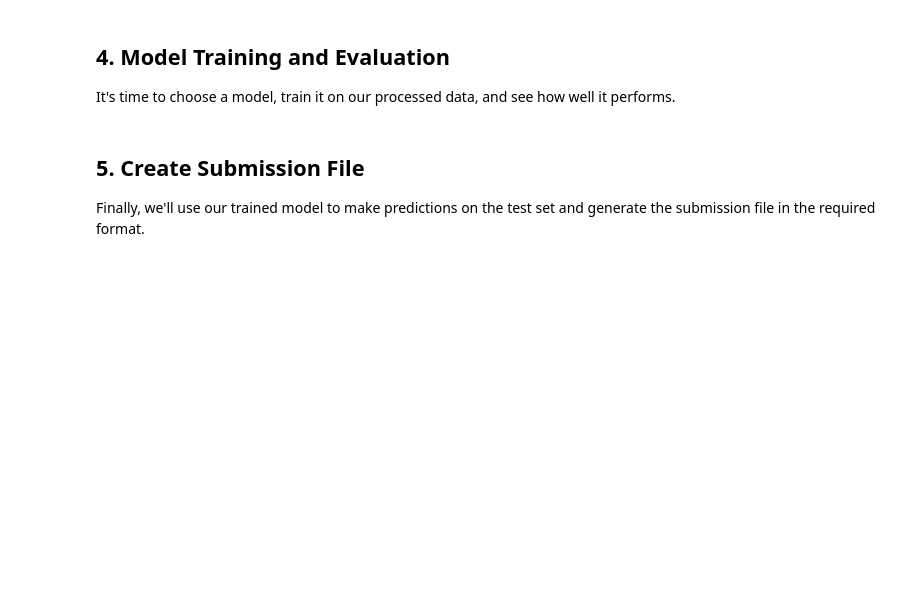
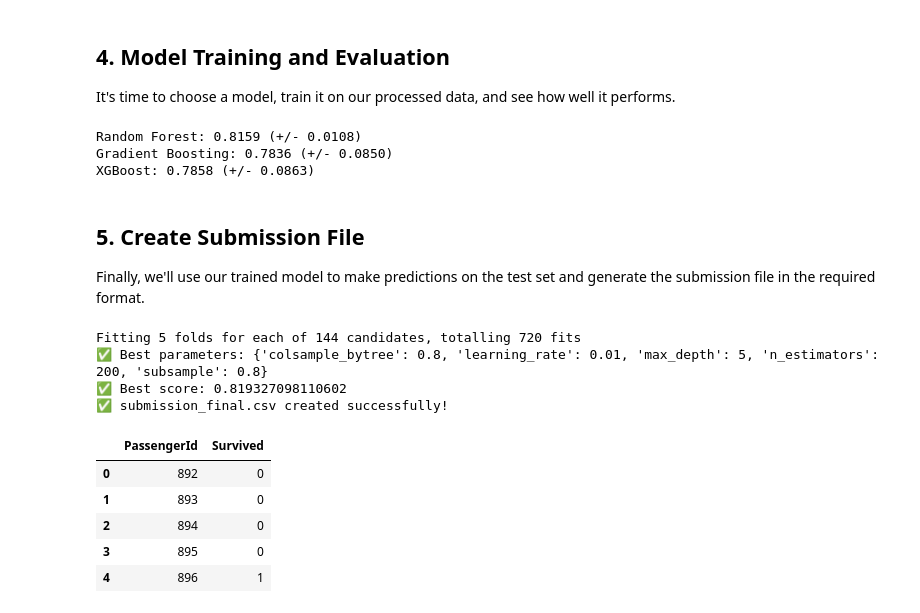
Before and after one commit to RonaldDonfack/Bole, a Jupyter notebook: titanic_analysis_lionel.ipynb, the cells around one changed output. Cells and saved outputs as stored; diff of their text form; code cells hidden in the pictures; blank space fills up the shorter version.

```diff
--- a/titanic_analysis_lionel.ipynb
+++ b/titanic_analysis_lionel.ipynb
@@ -53,3 +114,21 @@ It's time to choose a model, train it on our processed data, and see how well it
+# %%
+from sklearn.ensemble import RandomForestClassifier, GradientBoostingClassifier
+from xgboost import XGBClassifier
+from sklearn.model_selection import cross_val_score
+
+models = {
+    "Random Forest": RandomForestClassifier(n_estimators=300, max_depth=6, random_state=42),
+    "Gradient Boosting": GradientBoostingClassifier(n_estimators=300, learning_rate=0.05, max_depth=3, random_state=42),
+    "XGBoost": XGBClassifier(n_estimators=300, learning_rate=0.05, max_depth=4, random_state=42, eval_metric='logloss')
+}
+
+for name, model in models.items():
+    scores = cross_val_score(model, X_scaled, y, cv=5, scoring='accuracy')
+    print(f"{name}: {scores.mean():.4f} (+/- {scores.std():.4f})")
+# %% [output]
+Random Forest: 0.8159 (+/- 0.0108)
+Gradient Boosting: 0.7836 (+/- 0.0850)
+XGBoost: 0.7858 (+/- 0.0863)
 # %% [markdown]
 ## 5. Create Submission File
 
@@ -61,0 +136,41 @@ Finally, we'll use our trained model to make predictions on the test set and gen
+# %%
+from sklearn.model_selection import GridSearchCV
+
+xgb = XGBClassifier(eval_metric='logloss', random_state=42)
+
+param_grid = {
+    'n_estimators': [200, 400, 600],
+    'max_depth': [3, 4, 5, 6],
+    'learning_rate': [0.01, 0.05, 0.1],
+    'subsample': [0.8, 1.0],
+    'colsample_bytree': [0.8, 1.0]
+}
+
+grid = GridSearchCV(xgb, param_grid, cv=5, scoring='accuracy', verbose=1, n_jobs=-1)
+grid.fit(X_scaled, y)
+
+print("✅ Best parameters:", grid.best_params_)
+print("✅ Best score:", grid.best_score_)
+best_model = grid.best_estimator_
+# 6. Create Final Submission File
+predictions = best_model.predict(test_scaled)
+
+submission = pd.DataFrame({
+    'PassengerId': passenger_id,
+    'Survived': predictions
+})
+
+submission.to_csv('submission_final.csv', index=False)
+print("✅ submission_final.csv created successfully!")
+submission.head()
+# %% [output]
+Fitting 5 folds for each of 144 candidates, totalling 720 fits
+✅ Best parameters: {'colsample_bytree': 0.8, 'learning_rate': 0.01, 'max_depth': 5, 'n_estimators': 200, 'subsample': 0.8}
+✅ Best score: 0.819327098110602
+✅ submission_final.csv created successfully!
+|  | PassengerId | Survived |
+| 0 | 892 | 0 |
+| 1 | 893 | 0 |
+| 2 | 894 | 0 |
+| 3 | 895 | 0 |
+| 4 | 896 | 1 |
```
Also changed, not shown: parts of 7 cells of this notebook.
